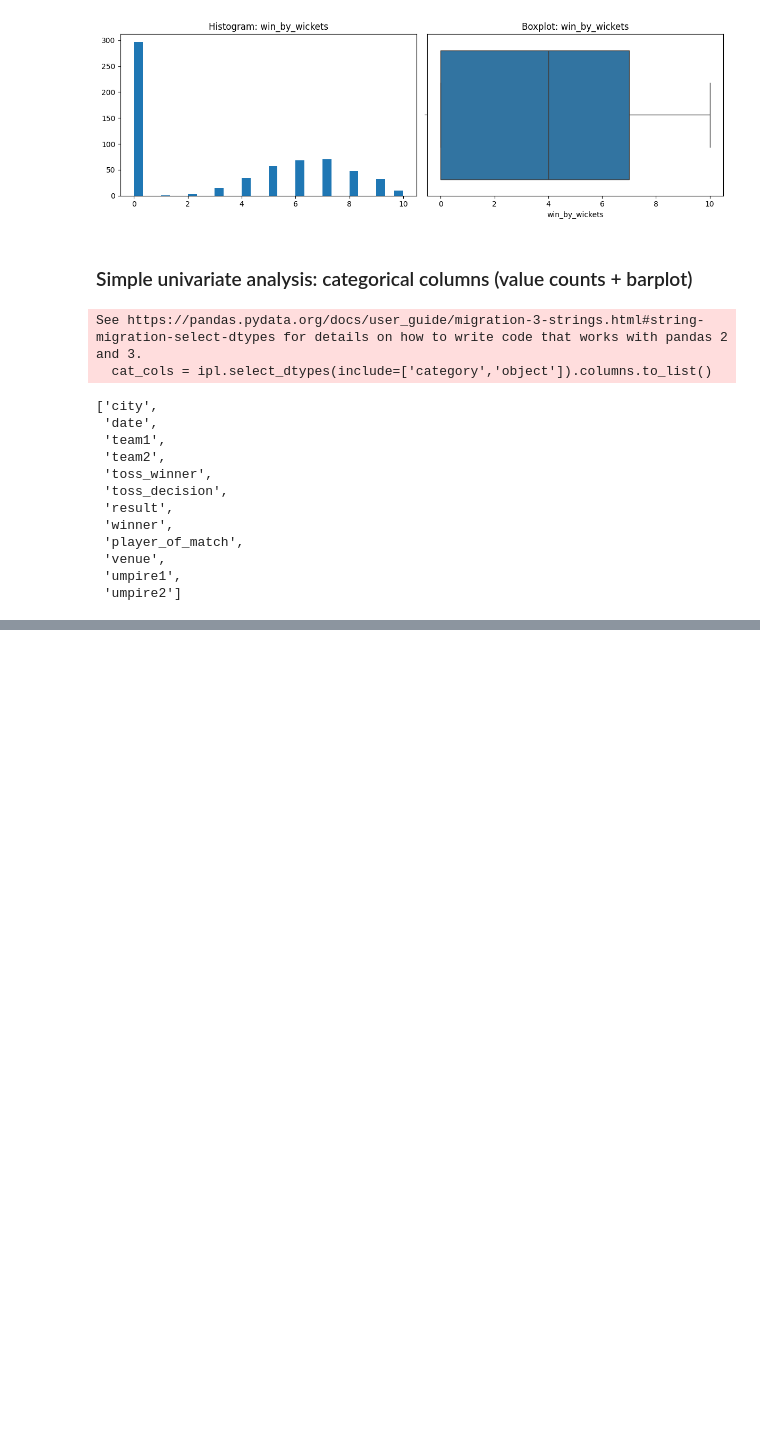
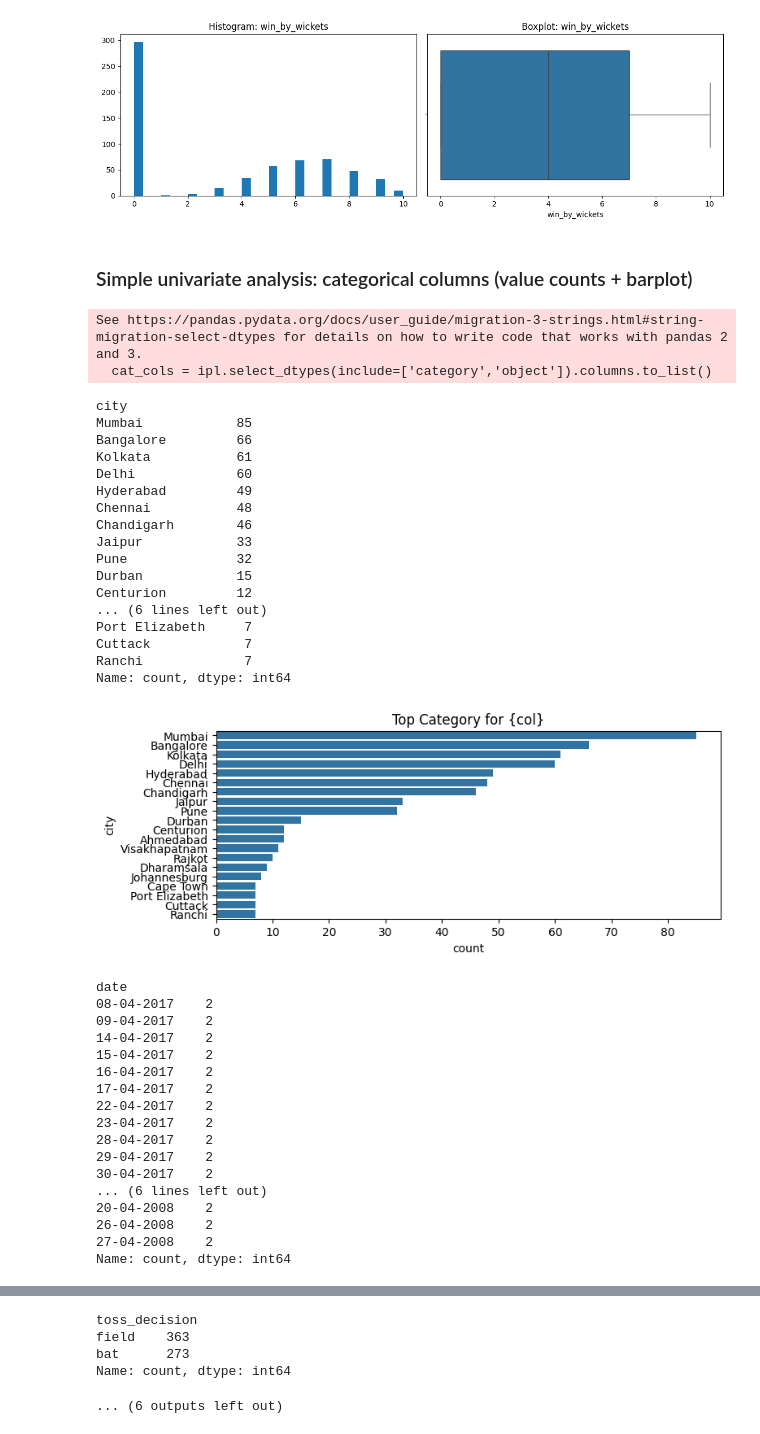
Before and after one commit to mohitjaryal/ipl-eda, a Jupyter notebook: eda.ipynb, the cells around one changed output, grey strips where cells are left out. Saved outputs shown, nothing was run; the diff lists cells and outputs as text; code cells hidden in the pictures; blank space fills up the shorter version.

```diff
--- a/eda.ipynb
+++ b/eda.ipynb
@@ -138,24 +138,49 @@ Numeric columns: ['id', 'season', 'dl_applied', 'win_by_runs', 'win_by_wickets',
 # %%
 cat_cols = ipl.select_dtypes(include=['category','object']).columns.to_list()
 cat_cols
 
 for col in cat_cols:
     counts = ipl[col].value_counts(dropna=False)
     display(counts.head(20))
     plt.figure(figsize=(8,3))
     sns.countplot(y=col, data=ipl, order=counts.index[:20])
+    plt.title('Top Category for {col}')
+    plt.show()
 # %% [output]
 See https://pandas.pydata.org/docs/user_guide/migration-3-strings.html#string-migration-select-dtypes for details on how to write code that works with pandas 2 and 3.
   cat_cols = ipl.select_dtypes(include=['category','object']).columns.to_list()
-['city',
- 'date',
- 'team1',
- 'team2',
- 'toss_winner',
- 'toss_decision',
- 'result',
- 'winner',
- 'player_of_match',
- 'venue',
- 'umpire1',
- 'umpire2']
+city
+Mumbai            85
+Bangalore         66
+Kolkata           61
+Delhi             60
+Hyderabad         49
+Chennai           48
+Chandigarh        46
+Jaipur            33
+Pune              32
+Durban            15
+Centurion         12
+... (6 lines left out)
+Port Elizabeth     7
+Cuttack            7
+Ranchi             7
+Name: count, dtype: int64
+[figure, added]
+date
+08-04-2017    2
+09-04-2017    2
+14-04-2017    2
+15-04-2017    2
+16-04-2017    2
+17-04-2017    2
+22-04-2017    2
+23-04-2017    2
+28-04-2017    2
+29-04-2017    2
+30-04-2017    2
+... (6 lines left out)
+20-04-2008    2
+26-04-2008    2
+27-04-2008    2
+Name: count, dtype: int64
@@ -161,0 +239,5 @@ See https://pandas.pydata.org/docs/user_guide/migration-3-strings.html#string-mi
+toss_decision
+field    363
+bat      273
+Name: count, dtype: int64
+... (6 outputs left out)
```
Also changed, not shown: parts of 1 cell of this notebook.
